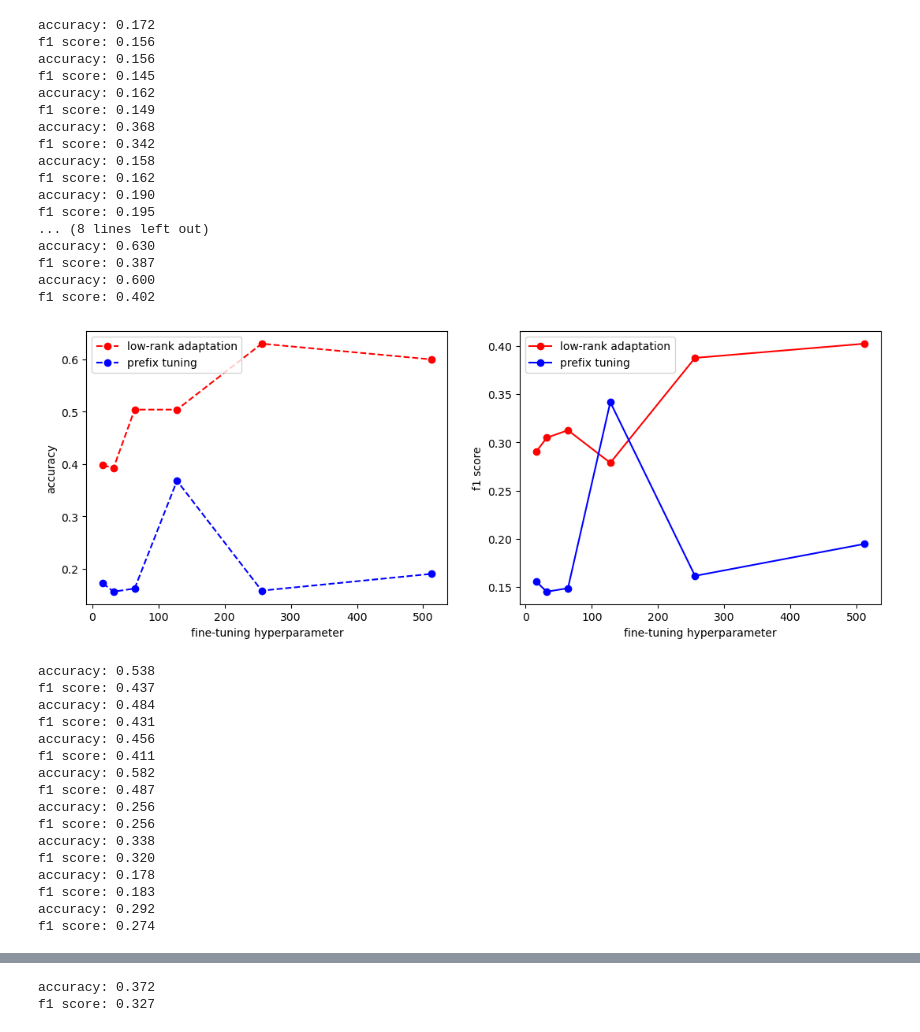
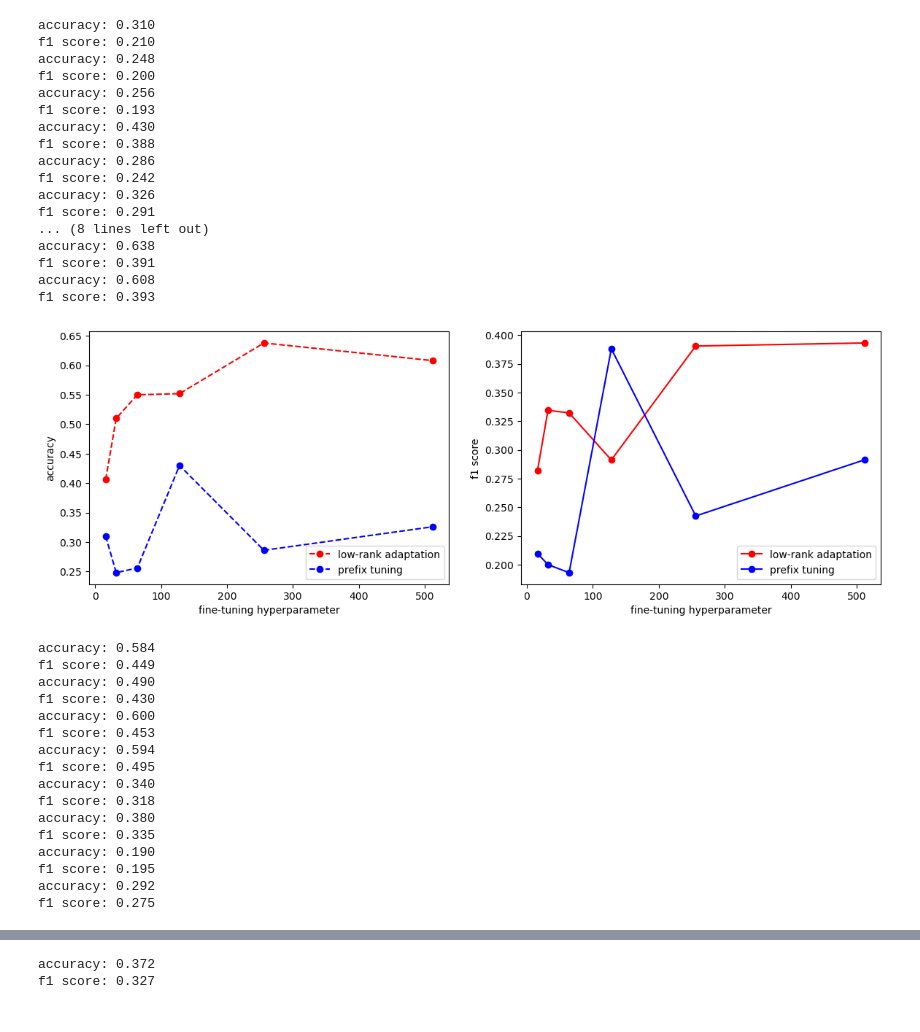
Before and after one commit to zguo0525/Dr.LLaMA, a Jupyter notebook: Results.ipynb, the cells around one changed output, grey strips where cells are left out. Drawn from its saved outputs; the diff is of its cells as text; code cells hidden in the pictures.

```diff
--- a/Results.ipynb
+++ b/Results.ipynb
@@ -38,16 +38,14 @@ def convert_relis_sentence(sentence):
     segs = re.search(r"the answer to the question given the context is(.*)", sentence)
     if segs is not None:
         segs = segs.groups()
-        ans = segs[0].strip().lower().split()[:10]
-
+        ans = segs[0].strip().lower().split()[:100]
+    #print(ans)
     #return ans
     for sub_ans in ans:
         if sub_ans.find('yes') != -1:
             return "yes"
         elif sub_ans.find('no') != -1:
             return "no"
-        else:
-            return "maybe"
     return "maybe"
 # %%
 sum_tot_ans = []
@@ -80,59 +78,59 @@ for tot_ans in sum_tot_ans:
     tot_acc.append(accuracy)
     tot_f1.append(f1)
 # %% [output]
-accuracy: 0.172
-f1 score: 0.156
-accuracy: 0.156
-f1 score: 0.145
-accuracy: 0.162
-f1 score: 0.149
-accuracy: 0.368
-f1 score: 0.342
-accuracy: 0.158
-f1 score: 0.162
-accuracy: 0.190
-f1 score: 0.195
+accuracy: 0.310
+f1 score: 0.210
+accuracy: 0.248
+f1 score: 0.200
+accuracy: 0.256
+f1 score: 0.193
+accuracy: 0.430
+f1 score: 0.388
+accuracy: 0.286
+f1 score: 0.242
+accuracy: 0.326
+f1 score: 0.291
 ... (8 lines left out)
-accuracy: 0.630
-f1 score: 0.387
-accuracy: 0.600
-f1 score: 0.402
+accuracy: 0.638
+f1 score: 0.391
+accuracy: 0.608
+f1 score: 0.393
 # %%
 import matplotlib.pyplot as plt
 # %%
 x = [16, 32, 64, 128, 256, 512]
 y1 = tot_acc[:6]
 y2 = tot_acc[-6:]
 
 z1 = tot_f1[:6]
 z2 = tot_f1[-6:]
 
 # Create a figure with two subplots
-fig, (ax1, ax2) = plt.subplots(1, 2, figsize=(13,4.5))
+fig, (ax1, ax2) = plt.subplots(1, 2, figsize=(14,4.5))
 
 # Plot the first subplot
 ax1.plot(x, y2, color='red', linestyle='dashed', marker='o', label='low-rank adaptation')
 ax1.plot(x, y1, color='blue', linestyle='dashed', marker='o', label='prefix tuning')
 
 #ax1.set_title('Plot 1')
 ax1.set_ylabel('accuracy')
 ax1.set_xlabel('fine-tuning hyperparameter')
-ax1.legend(loc='upper left')
+ax1.legend(loc='lower right')
 
 # Plot the second subplot
 ax2.plot(x, z2, color='red', linestyle='solid', marker='o', label='low-rank adaptation')
 ax2.plot(x, z1, color='blue', linestyle='solid', marker='o', label='prefix tuning')
 
 #ax2.set_title('Plot 2')
 ax2.set_ylabel('f1 score')
 ax2.set_xlabel('fine-tuning hyperparameter')
-ax2.legend(loc='upper left')
+ax2.legend(loc='lower right')
 
 # Display the figure
 plt.savefig('line_plot.png')
 plt.show()
 # %% [output]
-[figure, old version]
+[figure, new version]
 # %%
 sum_tot_ans = []
 for model_name in ['llama-7b-none-lora-', 'alpaca-7b-instru-lora-']:
@@ -160,22 +158,22 @@ for tot_ans in sum_tot_ans:
 
     print(f"f1 score: {f1:.3f}")
 # %% [output]
-accuracy: 0.538
-f1 score: 0.437
-accuracy: 0.484
-f1 score: 0.431
-accuracy: 0.456
-f1 score: 0.411
-accuracy: 0.582
-f1 score: 0.487
-accuracy: 0.256
-f1 score: 0.256
-accuracy: 0.338
-f1 score: 0.320
-accuracy: 0.178
-f1 score: 0.183
+accuracy: 0.584
+f1 score: 0.449
+accuracy: 0.490
+f1 score: 0.430
+accuracy: 0.600
+f1 score: 0.453
+accuracy: 0.594
+f1 score: 0.495
+accuracy: 0.340
+f1 score: 0.318
+accuracy: 0.380
+f1 score: 0.335
+accuracy: 0.190
+f1 score: 0.195
 accuracy: 0.292
-f1 score: 0.274
+f1 score: 0.275
 # %%
 sum_tot_ans = []
 for model_name in ['llama-7b-none-lora-', 'llama-7b-rewriteQA-lora-', 'llama-7b-newQA-lora-', 'llama-7b-combinedQA-lora-']:
```
Also changed, not shown: parts of 8 cells of this notebook.
